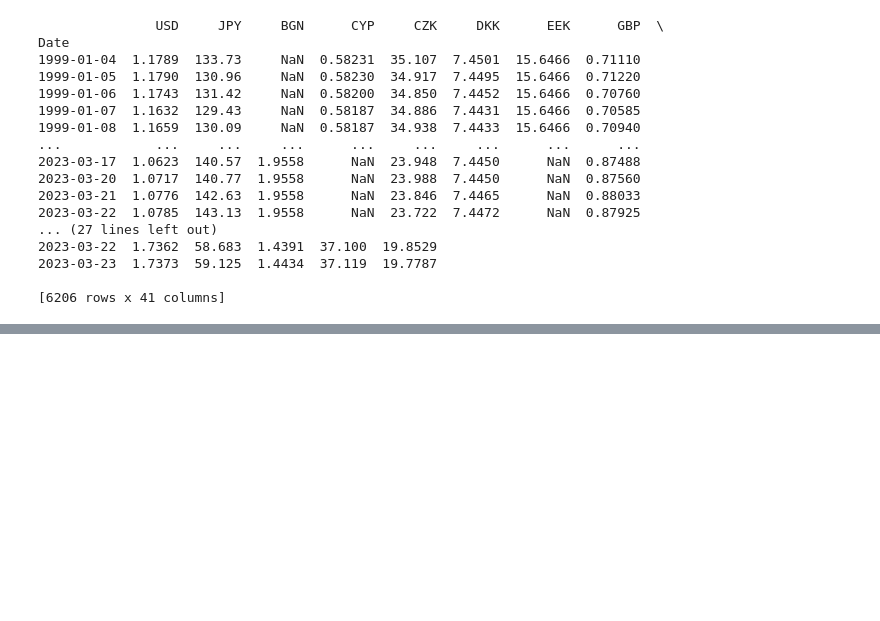
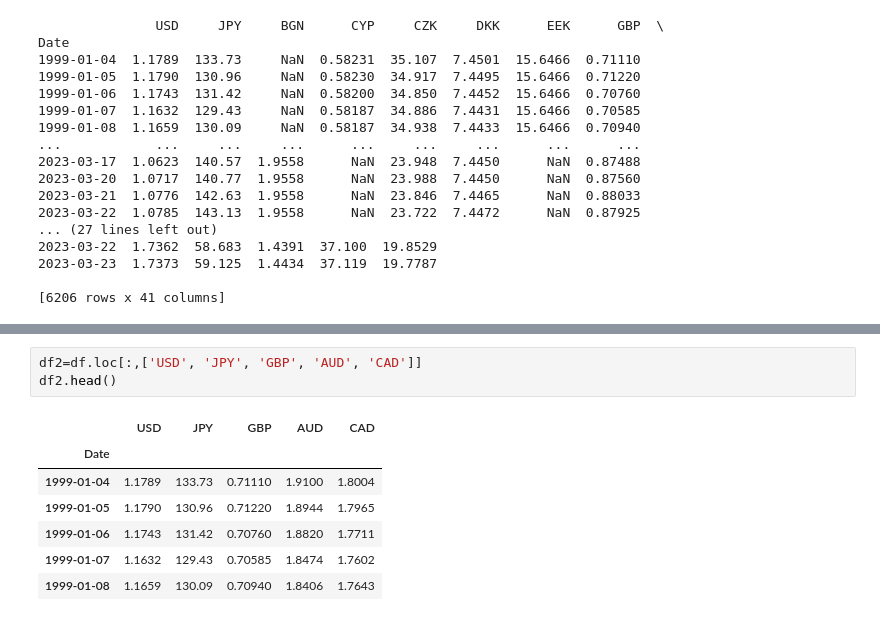
Before and after one commit to YoungDublin/exchange-rate-prediction, a Jupyter notebook: Exchange-rate-prediction.ipynb, the cells around one changed output, grey strips where cells are left out. Saved outputs shown, nothing was run; the diff lists cells and outputs as text; blank space fills up the shorter version.

```diff
--- a/Exchange-rate-prediction.ipynb
+++ b/Exchange-rate-prediction.ipynb
@@ -124,0 +148,11 @@ Date
+# %%
+df2=df.loc[:,['USD', 'JPY', 'GBP', 'AUD', 'CAD']]
+df2.head()
+# %% [output]
+|  | USD | JPY | GBP | AUD | CAD |
+| Date |  |  |  |  |  |
+| 1999-01-04 | 1.1789 | 133.73 | 0.71110 | 1.9100 | 1.8004 |
+| 1999-01-05 | 1.1790 | 130.96 | 0.71220 | 1.8944 | 1.7965 |
+| 1999-01-06 | 1.1743 | 131.42 | 0.70760 | 1.8820 | 1.7711 |
+| 1999-01-07 | 1.1632 | 129.43 | 0.70585 | 1.8474 | 1.7602 |
+| 1999-01-08 | 1.1659 | 130.09 | 0.70940 | 1.8406 | 1.7643 |
```
Also changed, not shown: parts of 4 cells of this notebook.
